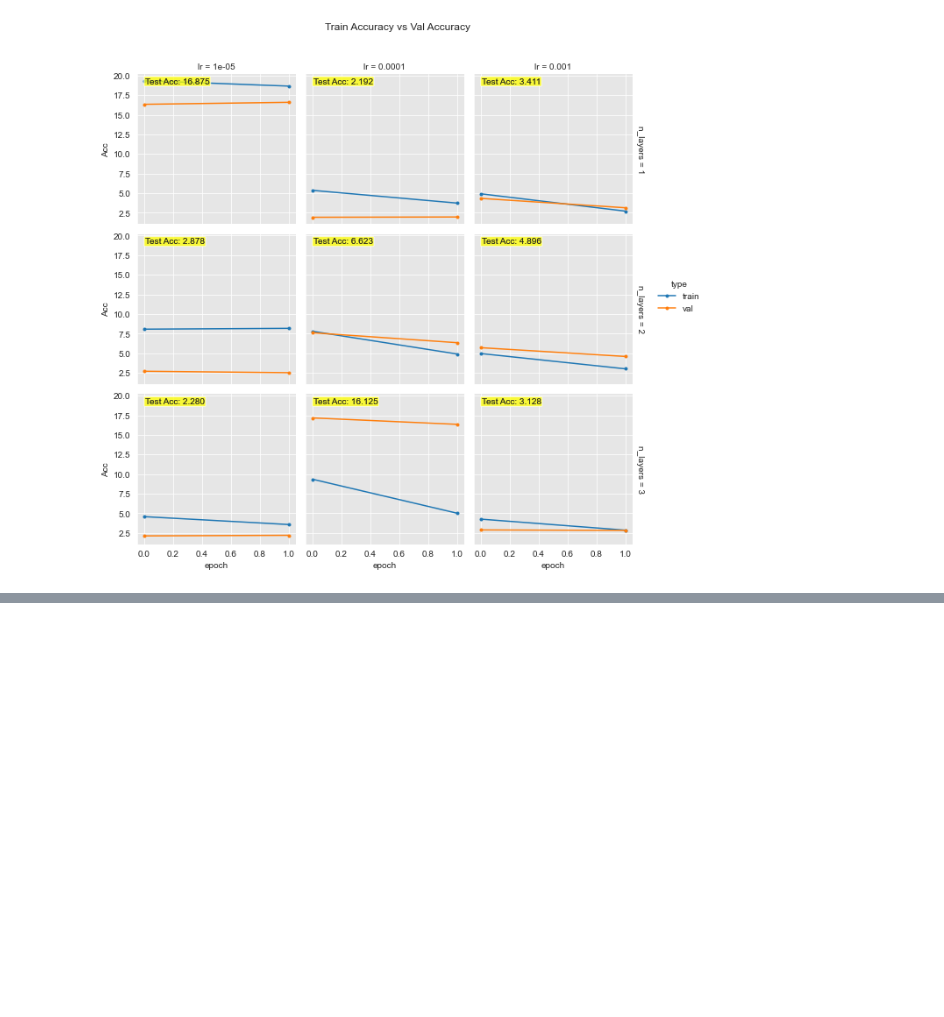
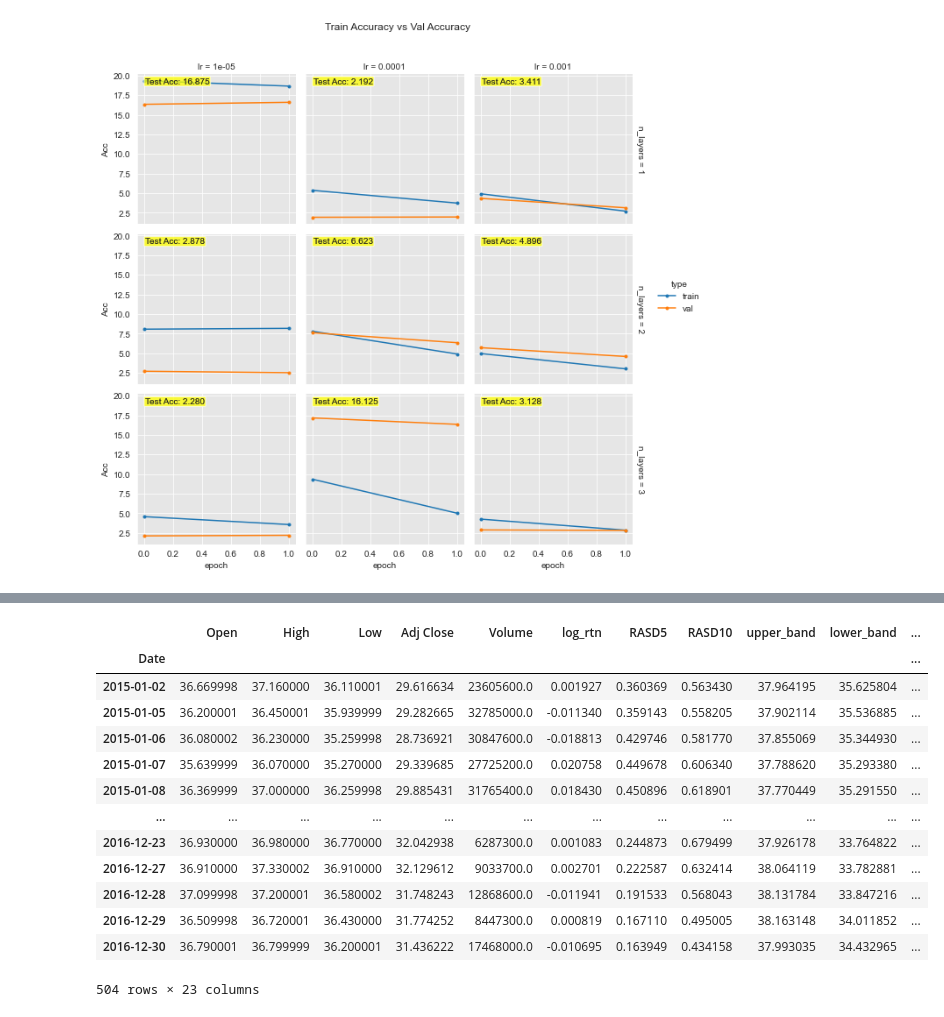
Before and after one commit to dong-hoon-lee/self_study, a Jupyter notebook: Kmooc/stock_pricing/stock_pricing.ipynb, the cells around one changed output, grey strips where cells are left out. Saved outputs shown, nothing was run; the diff lists cells and outputs as text; code cells hidden in the pictures; blank space fills up the shorter version.

```diff
--- a/Kmooc/stock_pricing/stock_pricing.ipynb
+++ b/Kmooc/stock_pricing/stock_pricing.ipynb
@@ -666,0 +691,5 @@ plot_acc_variation(var1, var2, df, margin_titles=True, sharey=True)
+# %%
+df = pd.read_csv(data_dir+'intc.csv', index_col='Date', parse_dates=True)
+sox_df = pd.read_csv(data_dir+'sox.csv', index_col='Date', parse_dates=True)
+vix_df = pd.read_csv(data_dir+'vix.csv', index_col='Date', parse_dates=True)
+snp500_df = pd.read_csv(data_dir+'snp500.csv', index_col='Date', parse_dates=True)
@@ -666,0 +782,54 @@ plot_acc_variation(var1, var2, df, margin_titles=True, sharey=True)
+# %%
+# split features
+feature1_list = ['Open', 'High', 'Low', 'Adj Close', 'Volume', 'log_rtn']
+feature2_list = ['RASD5', 'RASD10', 'upper_band', 'lower_band', 'CCI', 'ATR', 'MACD', 'MA5', 'MA10', 'MTM1', 'MTM3', 'ROC', 'WPR']
+feature3_list = ['S&P500', 'SOX', 'VIX']
+feature4_list = ['next_rtn']
+all_features = feature1_list + feature2_list + feature3_list + feature4_list
+
+phase_flag = '3'
+
+if phase_flag == '1':
+    train_from = '2010-01-04'
+    train_to = '2012-01-01'
+    val_from = '2012-01-04'
+    val_to = '2012-04-01'
+    test_from = '2012-04-01'
+    test_to = '2012-07-01'
+
+elif phase_flag == '2':
+    train_from = '2010-07-01'
+    train_to = '2014-07-01'
+    val_from = '2014-07-01'
+    val_to = '2014-10-01'
+    test_from = '2014-10-01'
+    test_to = '2015-01-01'
+
+else:
+    train_from = '2015-01-01'
+    train_to = '2017-01-01'
+    val_from = '2017-01-01'
+    val_to = '2017-04-01'
+    test_from = '2017-04-01'
+    test_to = '2017-07-01'
+
+train_df = df.loc[train_from:train_to, all_features].copy()
+val_df = df.loc[val_from:val_to, all_features].copy()
+test_df = df.loc[test_from:test_to, all_features].copy()
+# %%
+train_df
+# %% [output]
+|  | Open | High | Low | Adj Close | Volume | log_rtn | RASD5 | RASD10 | upper_band | lower_band | ... |
+| Date |  |  |  |  |  |  |  |  |  |  | ... |
+| 2015-01-02 | 36.669998 | 37.160000 | 36.110001 | 29.616634 | 23605600.0 | 0.001927 | 0.360369 | 0.563430 | 37.964195 | 35.625804 | ... |
+| 2015-01-05 | 36.200001 | 36.450001 | 35.939999 | 29.282665 | 32785000.0 | -0.011340 | 0.359143 | 0.558205 | 37.902114 | 35.536885 | ... |
+| 2015-01-06 | 36.080002 | 36.230000 | 35.259998 | 28.736921 | 30847600.0 | -0.018813 | 0.429746 | 0.581770 | 37.855069 | 35.344930 | ... |
+| 2015-01-07 | 35.639999 | 36.070000 | 35.270000 | 29.339685 | 27725200.0 | 0.020758 | 0.449678 | 0.606340 | 37.788620 | 35.293380 | ... |
+| 2015-01-08 | 36.369999 | 37.000000 | 36.259998 | 29.885431 | 31765400.0 | 0.018430 | 0.450896 | 0.618901 | 37.770449 | 35.291550 | ... |
+| ... | ... | ... | ... | ... | ... | ... | ... | ... | ... | ... | ... |
+| 2016-12-23 | 36.930000 | 36.980000 | 36.770000 | 32.042938 | 6287300.0 | 0.001083 | 0.244873 | 0.679499 | 37.926178 | 33.764822 | ... |
+| 2016-12-27 | 36.910000 | 37.330002 | 36.910000 | 32.129612 | 9033700.0 | 0.002701 | 0.222587 | 0.632414 | 38.064119 | 33.782881 | ... |
+| 2016-12-28 | 37.099998 | 37.200001 | 36.580002 | 31.748243 | 12868600.0 | -0.011941 | 0.191533 | 0.568043 | 38.131784 | 33.847216 | ... |
+| 2016-12-29 | 36.509998 | 36.720001 | 36.430000 | 31.774252 | 8447300.0 | 0.000819 | 0.167110 | 0.495005 | 38.163148 | 34.011852 | ... |
+| 2016-12-30 | 36.790001 | 36.799999 | 36.200001 | 31.436222 | 17468000.0 | -0.010695 | 0.163949 | 0.434158 | 37.993035 | 34.432965 | ... |
+504 rows × 23 columns
```
Also changed, not shown: parts of 20 cells of this notebook, 2 other files.
